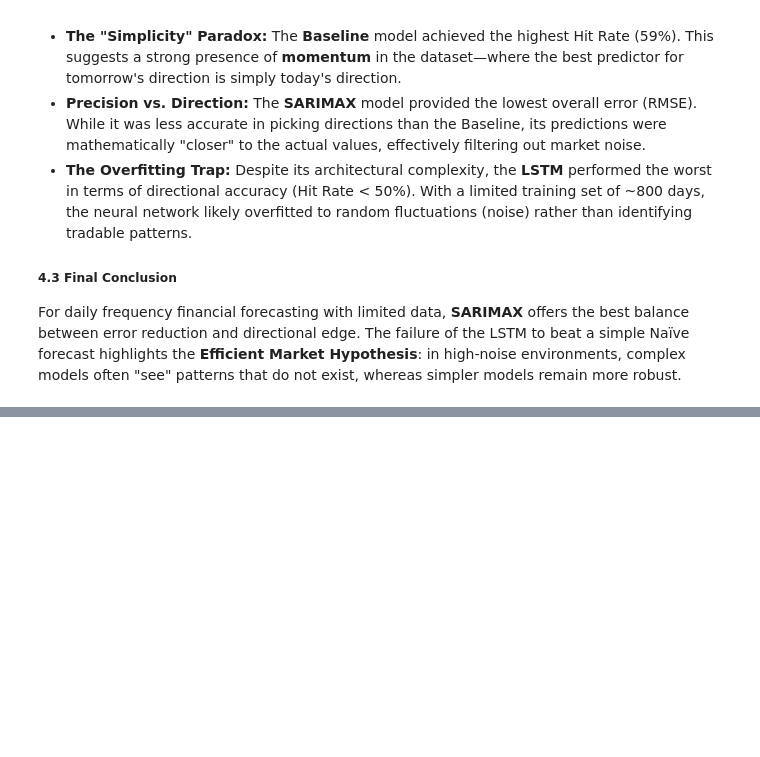
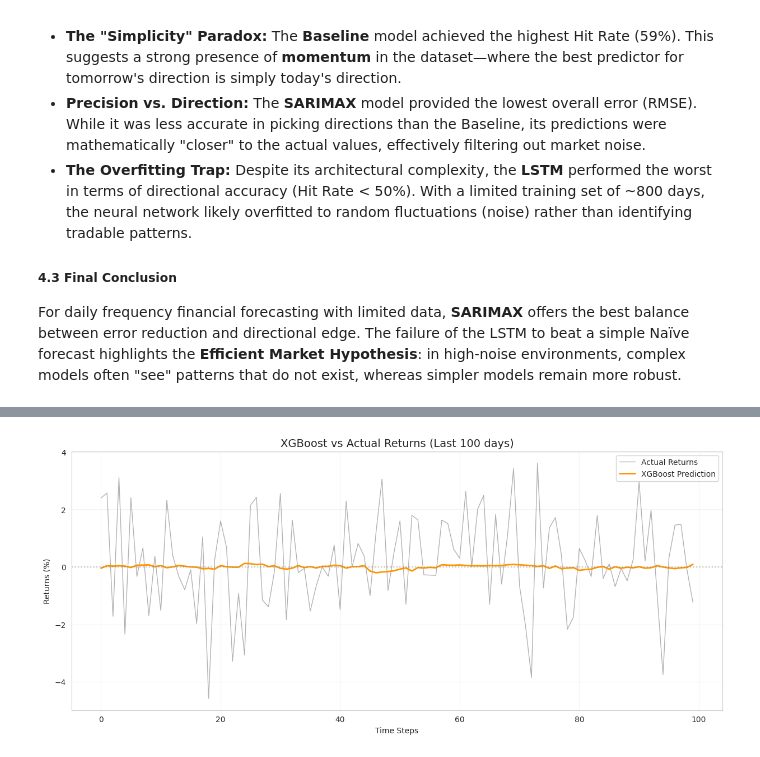
Before and after one commit to Gonzatorra/Advanced-ML-Project, a Jupyter notebook: Deliverable2/main.ipynb, the cells around one changed output, grey strips where cells are left out. Drawn from its saved outputs; the diff is of its cells as text; code cells hidden in the pictures; blank space fills up the shorter version.

Commit message:
XGBoost

```diff
--- a/Deliverable2/main.ipynb
+++ b/Deliverable2/main.ipynb
@@ -1733,0 +1733,80 @@ For daily frequency financial forecasting with limited data, **SARIMAX** offers
+# %%
+import xgboost as xgb
+import numpy as np
+import pandas as pd
+import matplotlib.pyplot as plt
+from sklearn.metrics import mean_squared_error, mean_absolute_error
+
+# 1. Feature Selection (matching your previous setup)
+features = ['return_5d', 'return_10d', 'return_20d', 'rsi_14', 'macd_histogram']
+target = 'returns'
+
+# 2. Data Preparation
+# Create a copy and shift features by 1 day to prevent "look-ahead bias"
+df_xgb = df[[target] + features].copy()
+df_xgb[features] = df_xgb[features].shift(1)
+df_xgb = df_xgb.dropna()
+
+# 3. Chronological Split (Matching your 80/10/10 split)
+total_len = len(df_xgb)
+train_end = int(total_len * 0.8)
+val_end = int(total_len * 0.9)
+
+train_xgb = df_xgb.iloc[:train_end]
+val_xgb   = df_xgb.iloc[train_end:val_end]
+test_xgb  = df_xgb.iloc[val_end:]
+
+X_train, y_train = train_xgb[features], train_xgb[target]
+X_val, y_val = val_xgb[features], val_xgb[target]
+X_test, y_test = test_xgb[features], test_xgb[target]
+
+# 4. Initialize and Train the XGBoost Regressor
+# We use shallow trees (max_depth=3) and regularization (reg_lambda) to prevent overfitting
+xgb_model = xgb.XGBRegressor(
+    n_estimators=150,
+    learning_rate=0.05,
+    max_depth=3,           # Kept low to avoid the "Overfitting Trap" you found in LSTM
+    subsample=0.8,
+    colsample_bytree=0.8,
+    reg_lambda=1.5,        # L2 Regularization to penalize extreme weights
+    random_state=42
+)
+
+# Fit the model, using the validation set for early stopping
+xgb_model.fit(
+    X_train, y_train,
+    eval_set=[(X_val, y_val)],
+    verbose=False
+)
+
+# 5. Generate Predictions
+xgb_val_pred = xgb_model.predict(X_val)
+
+# 6. Metric Evaluation
+rmse_xgb_val = np.sqrt(mean_squared_error(y_val, xgb_val_pred))
+mae_xgb_val = mean_absolute_error(y_val, xgb_val_pred)
+
+# Calculate Directional Accuracy (Hit Ratio)
+hits_xgb = np.sign(y_val.values) == np.sign(xgb_val_pred)
+hit_ratio_xgb = hits_xgb.mean() * 100
+
+print(f"--- XGBoost VALIDATION RESULTS ---")
+print(f"RMSE: {rmse_xgb_val:.5f} | MAE: {mae_xgb_val:.5f}")
+print(f"Hit Ratio (Directional Accuracy): {hit_ratio_xgb:.2f}%\n")
+
+# 7. Visualization: Forecast vs Actual
+plt.figure(figsize=(15, 6))
+plt.plot(y_val.tail(100).values, label='Actual Returns', color='black', alpha=0.3, lw=1)
+plt.plot(xgb_val_pred[-100:], label='XGBoost Prediction', color='#FF9500', lw=2)
+plt.axhline(0, color='gray', linestyle=':', alpha=0.5)
+plt.title('XGBoost vs Actual Returns (Last 100 days)', fontsize=14)
+plt.xlabel('Time Steps')
+plt.ylabel('Returns (%)')
+plt.legend()
+plt.grid(True, alpha=0.2)
+plt.show()
+
+# 8. Explainability (Phase 6) - Feature Importance
+xgb.plot_importance(xgb_model, importance_type='weight', color='#007AFF', title='XGBoost Feature Importance: What is driving the model?')
+plt.show()
+# %% [output]
@@ -1733,0 +1816 @@ For daily frequency financial forecasting with limited data, **SARIMAX** offers
+[figure, added]
```
Also changed, not shown: parts of 10 cells of this notebook, 2 other files.
